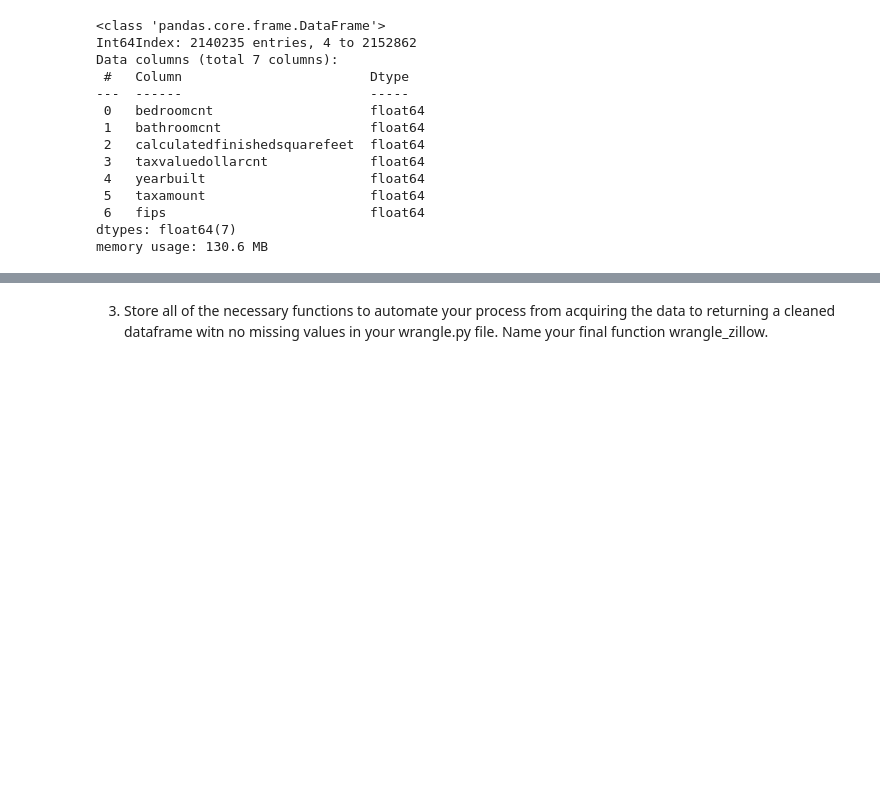
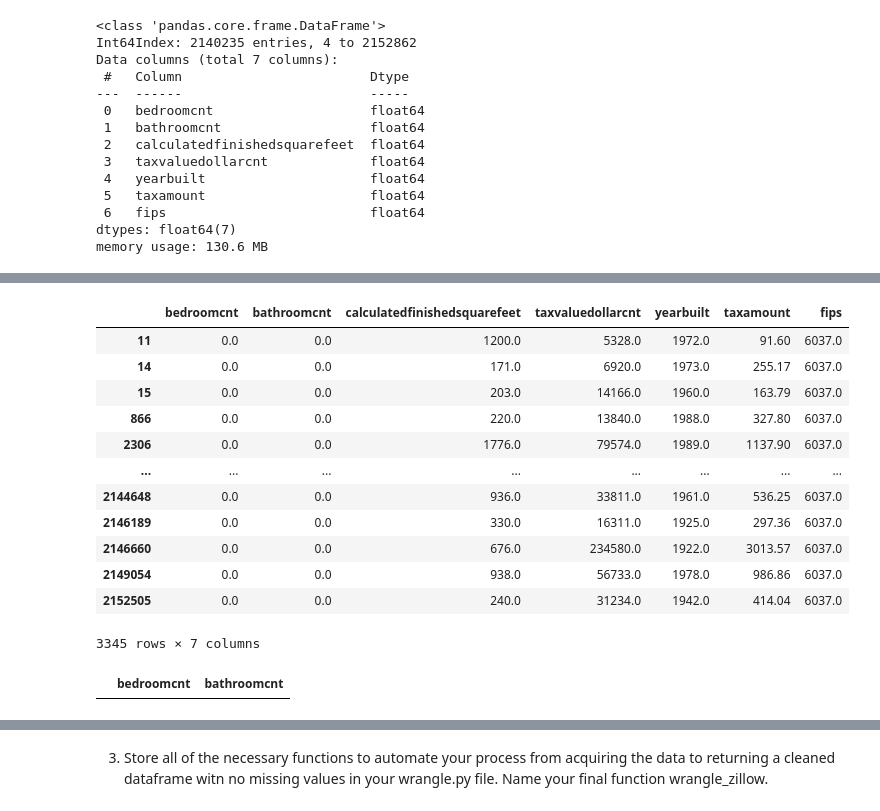
Before and after one commit to chadallen210/regression-exercises, a Jupyter notebook: wrangle.ipynb, the cells around one changed output, grey strips where cells are left out. Drawn from its saved outputs; the diff is of its cells as text; code cells hidden in the pictures; blank space fills up the shorter version.

```diff
--- a/wrangle.ipynb
+++ b/wrangle.ipynb
@@ -293,0 +292,4 @@ dtype: int64
+# %%
+# drop column 'Unnamed: 0'
+zillowdf.drop(columns='Unnamed: 0', inplace=True)
+zillowdf.info()
@@ -346,0 +392,16 @@ memory usage: 130.6 MB
+# %%
+zillowdf[(zillowdf.bedroomcnt == 0) & (zillowdf.bathroomcnt == 0)]
+# %% [output]
+|  | bedroomcnt | bathroomcnt | calculatedfinishedsquarefeet | taxvaluedollarcnt | yearbuilt | taxamount | fips |
+| 11 | 0.0 | 0.0 | 1200.0 | 5328.0 | 1972.0 | 91.60 | 6037.0 |
+| 14 | 0.0 | 0.0 | 171.0 | 6920.0 | 1973.0 | 255.17 | 6037.0 |
+| 15 | 0.0 | 0.0 | 203.0 | 14166.0 | 1960.0 | 163.79 | 6037.0 |
+| 866 | 0.0 | 0.0 | 220.0 | 13840.0 | 1988.0 | 327.80 | 6037.0 |
+| 2306 | 0.0 | 0.0 | 1776.0 | 79574.0 | 1989.0 | 1137.90 | 6037.0 |
+| ... | ... | ... | ... | ... | ... | ... | ... |
+| 2144648 | 0.0 | 0.0 | 936.0 | 33811.0 | 1961.0 | 536.25 | 6037.0 |
+| 2146189 | 0.0 | 0.0 | 330.0 | 16311.0 | 1925.0 | 297.36 | 6037.0 |
+| 2146660 | 0.0 | 0.0 | 676.0 | 234580.0 | 1922.0 | 3013.57 | 6037.0 |
+| 2149054 | 0.0 | 0.0 | 938.0 | 56733.0 | 1978.0 | 986.86 | 6037.0 |
+| 2152505 | 0.0 | 0.0 | 240.0 | 31234.0 | 1942.0 | 414.04 | 6037.0 |
+3345 rows × 7 columns
@@ -346,0 +411,4 @@ memory usage: 130.6 MB
+# %%
+zillowdf[['bedroomcnt', 'bathroomcnt']][(zillowdf.bedroomcnt == 0) & (zillowdf.bathroomcnt == 0)]
+# %% [output]
+|  | bedroomcnt | bathroomcnt |
```
Also changed, not shown: parts of 17 cells of this notebook.
